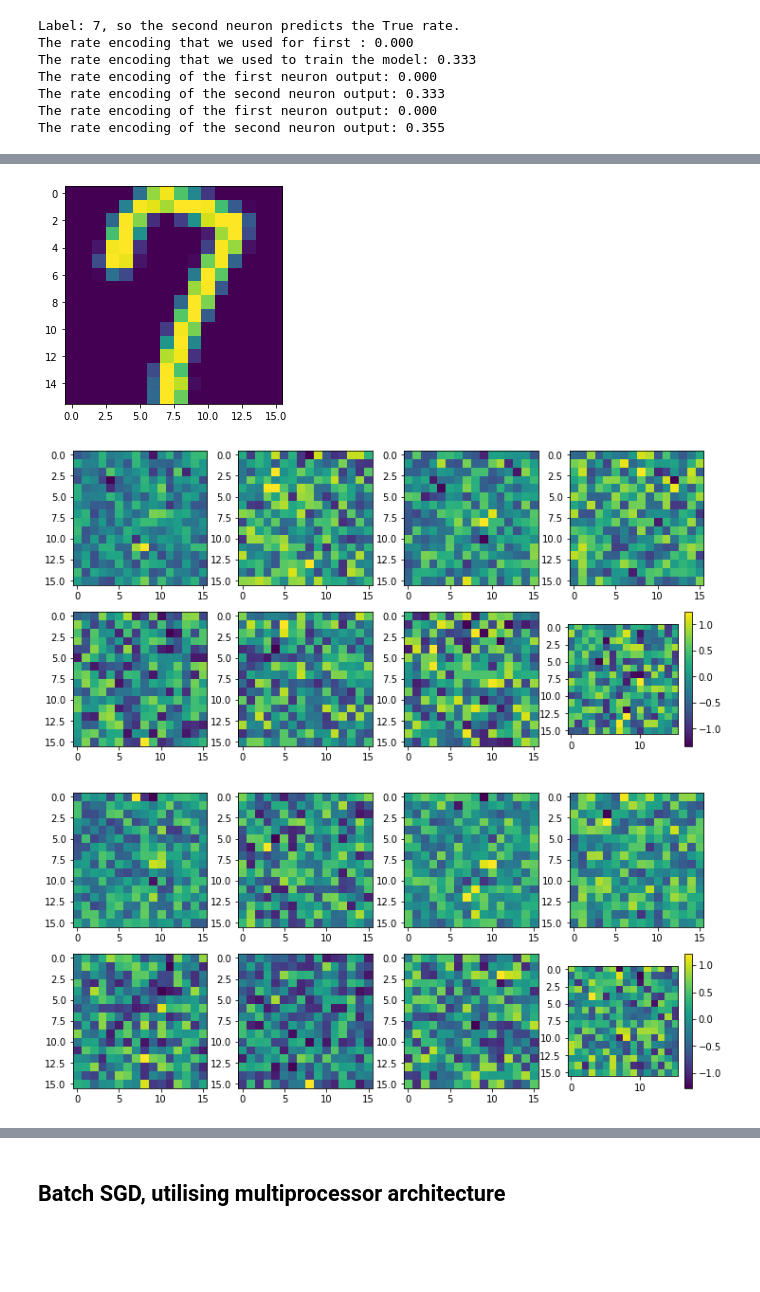
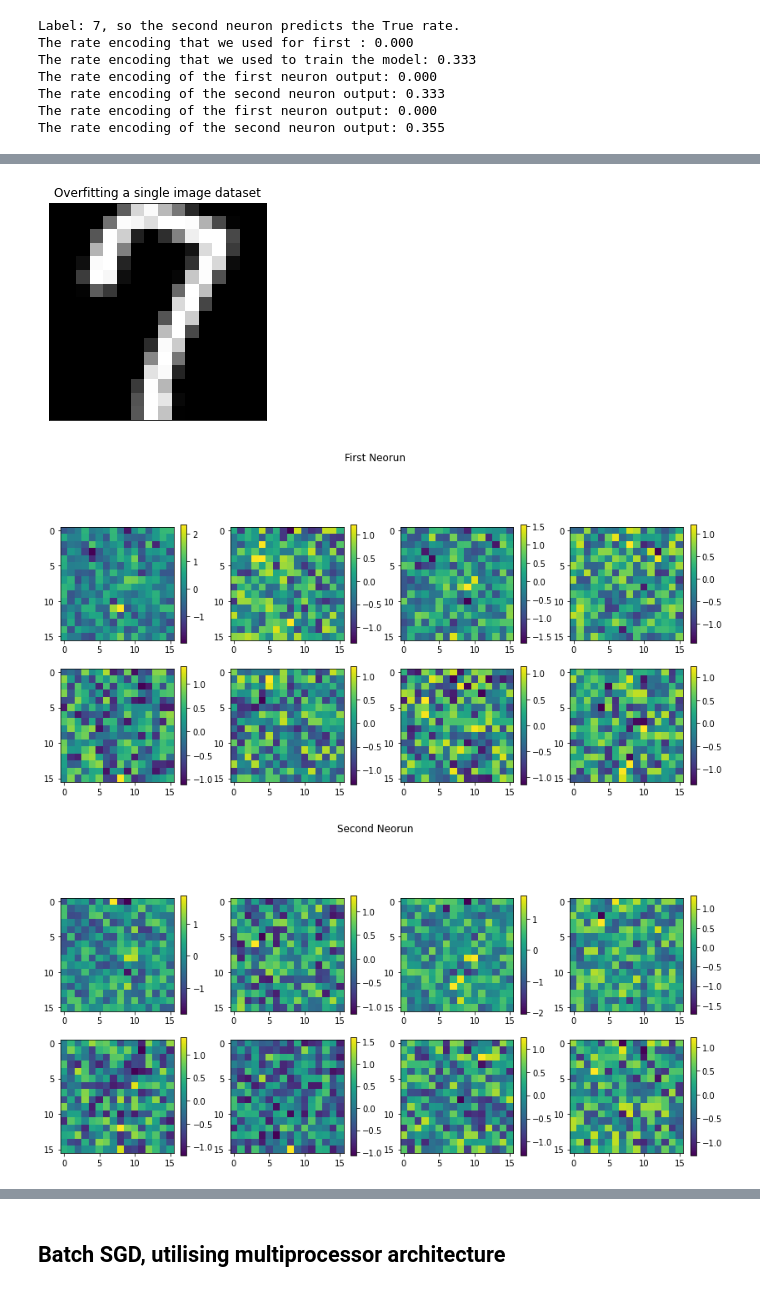
Before and after one commit to rpazuki/snn.tutorial, a Jupyter notebook: fully.obseverd.models.ipynb, the cells around one changed output, grey strips where cells are left out. Drawn from its saved outputs; the diff is of its cells as text; code cells hidden in the pictures; blank space fills up the shorter version.

```diff
--- a/fully.obseverd.models.ipynb
+++ b/fully.obseverd.models.ipynb
@@ -109,3 +129,11 @@ for image_index in range(test_size):
+# %%
+def sigmoid(x):
+    return np.array(1/(1+np.exp(-x)))
+
+def convolution(f_t, g_t):
+    ''' See eq. (4) below
+    '''
+    return np.dot(f_t, g_t[::-1])
 # %% [markdown]
 # Filter Kernels
 # %% [markdown]
@@ -466,11 +585,11 @@ image_index = 0
 image = trainset[image_index, :, :]
 label = train_y[:, image_index, :]
 
-eta = 0.25
-max_epoch = 200
+eta = 0.5
+max_epoch = 10000
 Error_S = np.zeros((2, max_epoch))
 network = [None, None]
-for i in range(output):
+for i in range(neuron_numbers):
     neuron = init_neuron(i)
     network[i] = neuron
 
@@ -478,11 +597,10 @@ for i in range(output):
         _, errs = neuron.update(image, label[i, :], eta/(epo+1))
         Error_S[i, epo] = np.sum(errs**2)
         # Early stop
-        if Error_S[i, epo] < 1e-3:
-            print(Error_S[i, epo])
-            #print(neuron.spikes(image))
-            print(i, epo)
-            break
+        #if Error_S[i, epo] < 1e-16:
+        #    print(Error_S[i, epo])
+        #    print(i, epo)
+        #    break
 # %%
 init_neuron = init_ws(image_size, K, T, cosin_feedback = False, seed=43)
 
@@ -493,10 +611,10 @@ image = trainset[image_index, :, :]
 label = train_y[:, image_index, :]
 
 eta = 0.25
-max_epoch = 200
+max_epoch = 10
 Error_S = np.zeros((2, max_epoch))
 network = [None, None]
-for i in range(output):
+for i in range(neuron_numbers):
     neuron = init_neuron(i)
     network[i] = neuron
 
@@ -513,7 +631,7 @@ for i in range(output):
         neuron.synaptic_ws += eta*g_synaptic_ws/(epo+1)
         neuron.feedback_ws += eta*g_feedback_ws/(epo+1)
         # Early stop
-        if Error_S[i, epo] < 1e-5:
+        if Error_S[i, epo] < 1e-10:
             #print(neuron.spikes(image))
             #print(i, epo)
             break
@@ -593,18 +735,26 @@ plt.show()
 # %%
-plt.imshow(X_tr[3,:].reshape(16,16), interpolation='nearest')
+plt.imshow(X_tr[3,:].reshape(16,16), interpolation='nearest', cmap='gray')
+plt.title("Overfitting a single image dataset")
+frame1 = plt.gca()
+frame1.axes.get_xaxis().set_ticks([])
+frame1.axes.get_yaxis().set_ticks([])
 plt.show()
 
 for j in [0,1]:
-    fig = plt.figure(figsize=(12, 12))
+    fig = plt.figure(figsize=(14, 12))
+    if j == 0:
+        plt.suptitle("First Neorun")
+    else:
+        plt.suptitle("Second Neorun")
+
     gs=GridSpec(4,4)
     for i in range(8):
         if i==0: a0=ax=plt.subplot(gs[i])
         else: ax=plt.subplot(gs[i],sharey=a0)
         plt.imshow(synaptic_ws_single[j,:,i].reshape((16,16)), interpolation='nearest')
-
-    plt.colorbar()
+        plt.colorbar()
     plt.show()
 # %% [output]
-[figure, old version]
+[figure, new version]
-[figure, old version]
+[figure, new version]
-[figure, old version]
+[figure, new version]
```
Also changed, not shown: parts of 57 cells of this notebook, 1 other file.
